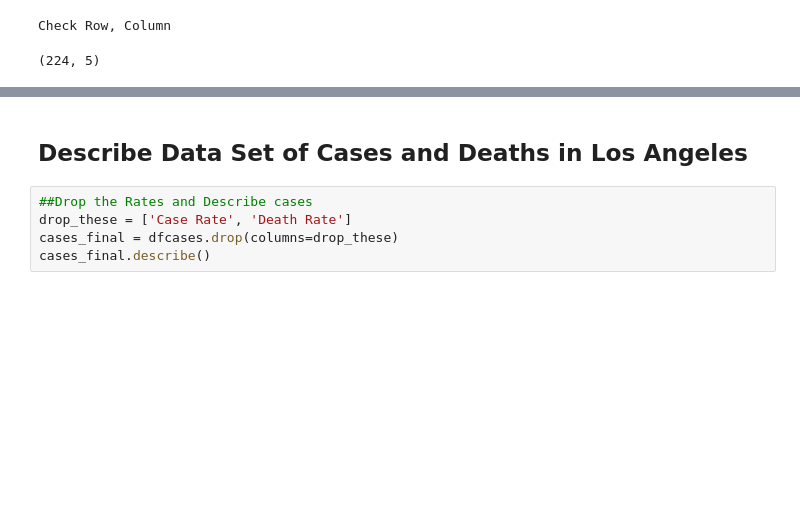
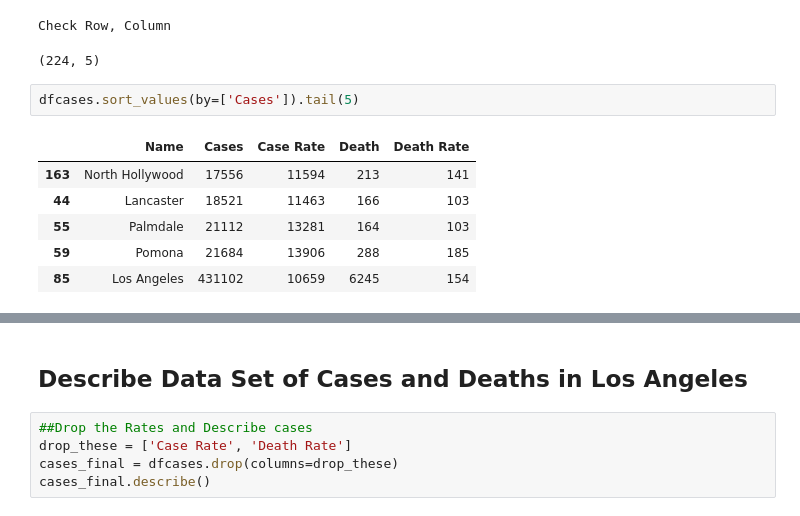
Before and after one commit to fredwchang/Coursera_Capstone, a Jupyter notebook: CovidEduMarket.ipynb, the cells around one changed output, grey strips where cells are left out. Saved outputs shown, nothing was run; the diff lists cells and outputs as text; blank space fills up the shorter version.

```diff
--- a/CovidEduMarket.ipynb
+++ b/CovidEduMarket.ipynb
@@ -129,3 +129,12 @@ dfcases.shape
 # %% [output]
 Check Row, Column
 (224, 5)
+# %%
+dfcases.sort_values(by=['Cases']).tail(5)
+# %% [output]
+|  | Name | Cases | Case Rate | Death | Death Rate |
+| 163 | North Hollywood | 17556 | 11594 | 213 | 141 |
+| 44 | Lancaster | 18521 | 11463 | 166 | 103 |
+| 55 | Palmdale | 21112 | 13281 | 164 | 103 |
+| 59 | Pomona | 21684 | 13906 | 288 | 185 |
+| 85 | Los Angeles | 431102 | 10659 | 6245 | 154 |
```
Also changed, not shown: parts of 1 cell of this notebook, 1 other file.
